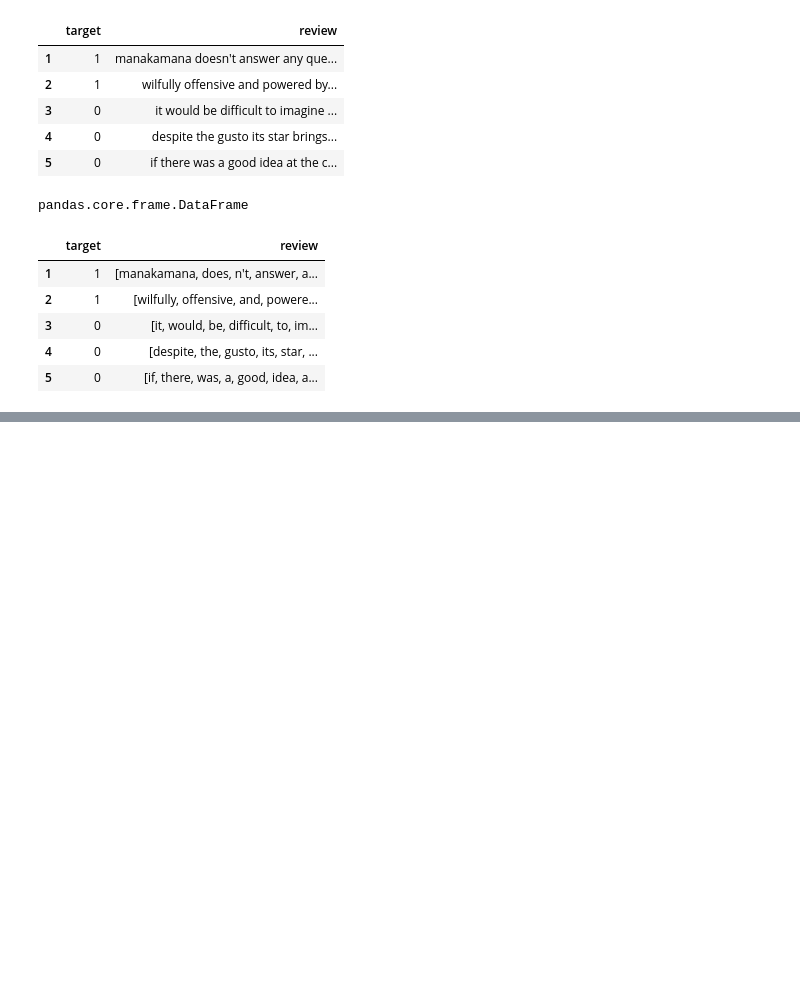
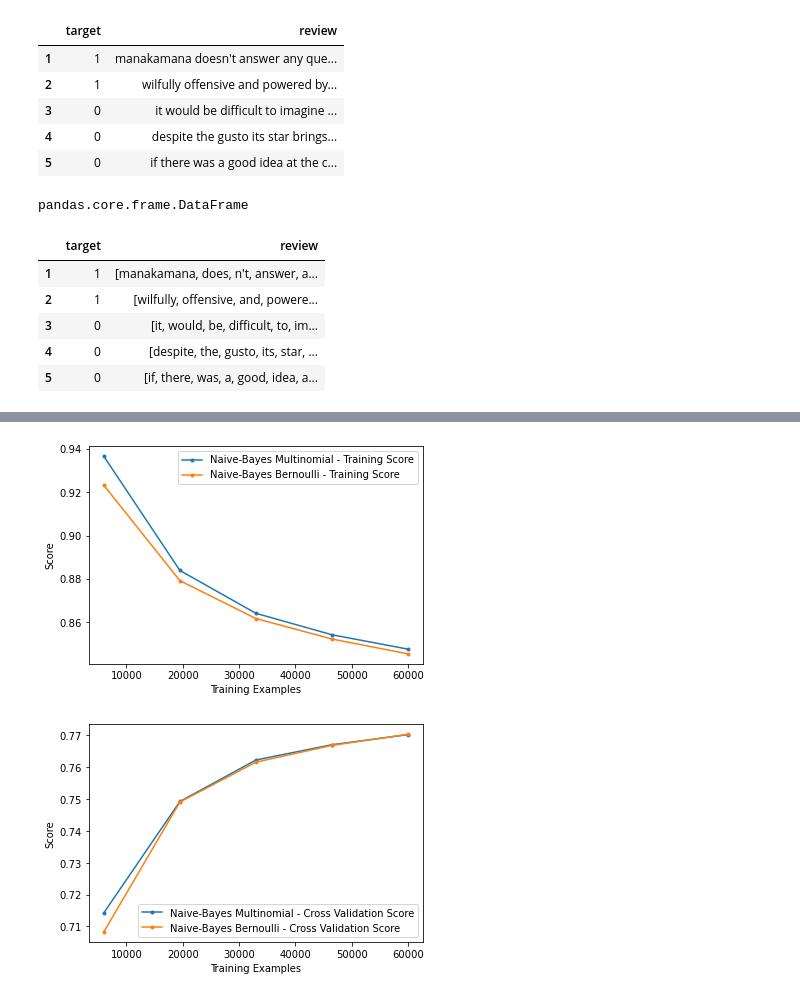
Before and after one commit to thomassheboy/CS254-FinalProject, a Jupyter notebook: ProjectDataImport.ipynb, the cells around one changed output, grey strips where cells are left out. Saved outputs shown, nothing was run; the diff lists cells and outputs as text; code cells hidden in the pictures; blank space fills up the shorter version.

```diff
--- a/ProjectDataImport.ipynb
+++ b/ProjectDataImport.ipynb
@@ -286,0 +297,36 @@ pyplot.show()
+# %%
+#Learning curve
+#svm_train_sizes, svm_train_scores, svm_valid_scores = learning_curve(SVC(probability=True), train_x_Tfidf, train_y,  cv=5)
+nbm_train_sizes, nbm_train_scores, nbm_valid_scores = learning_curve(naive_bayes.MultinomialNB(), train_x_Tfidf, train_y,  cv=5)
+nbb_train_sizes, nbb_train_scores, nbb_valid_scores = learning_curve(naive_bayes.BernoulliNB(), train_x_Tfidf, train_y,  cv=5)
+
+nbm_valid_scores = np.mean(nbm_valid_scores, axis=1)
+nbm_train_scores = np.mean(nbm_train_scores, axis=1)
+nbb_valid_scores = np.mean(nbb_valid_scores, axis=1)
+nbb_train_scores = np.mean(nbb_train_scores, axis=1)
+#svm_valid_scores = np.mean(svm_valid_scores, axis=1)
+#svm_train_scores = np.mean(svm_train_scores, axis=1)
+
+pyplot.plot(nbm_train_sizes, nbm_train_scores, marker='.', label='Naive-Bayes Multinomial - Training Score')
+pyplot.plot(nbb_train_sizes, nbb_train_scores, marker='.', label='Naive-Bayes Bernoulli - Training Score')
+#pyplot.plot(svm_train_sizes, svm_train_scores, marker='.', label='SVM - Training Score')
+
+pyplot.xlabel('Training Examples')
+pyplot.ylabel('Score')
+pyplot.legend()
+
+# show the plot
+pyplot.show()
+
+pyplot.plot(nbm_train_sizes, nbm_valid_scores, marker='.', label='Naive-Bayes Multinomial - Cross Validation Score')
+pyplot.plot(nbb_train_sizes, nbb_valid_scores, marker='.', label='Naive-Bayes Bernoulli - Cross Validation Score')
+#pyplot.plot(svm_train_sizes, svm_valid_scores, marker='.', label='SVM - Cross Validation Score')
+pyplot.xlabel('Training Examples')
+pyplot.ylabel('Score')
+pyplot.legend()
+
+# show the plot
+pyplot.show()
+# %% [output]
+[figure, added]
+[figure, added]
```
Also changed, not shown: parts of 12 cells of this notebook.
